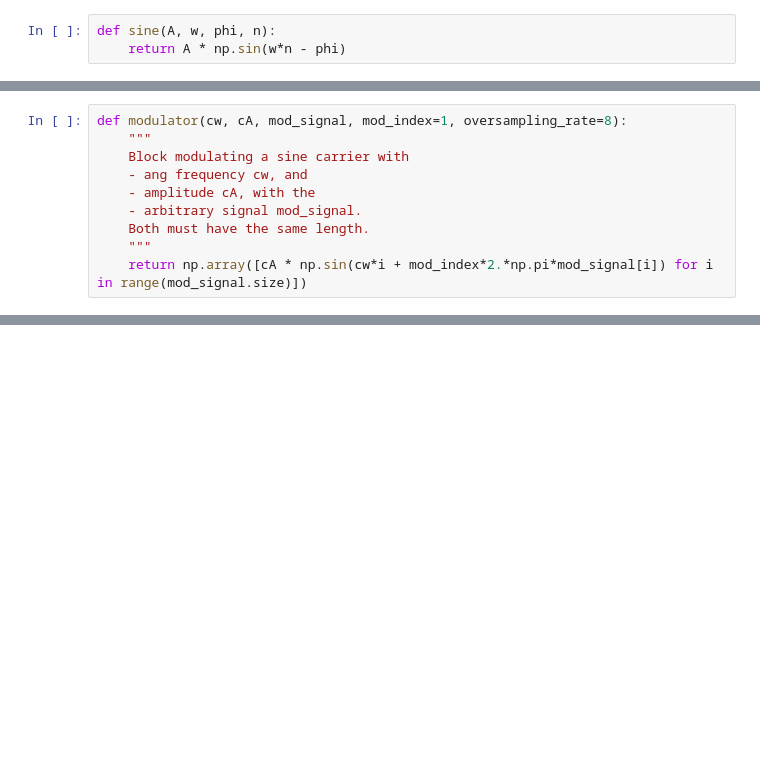
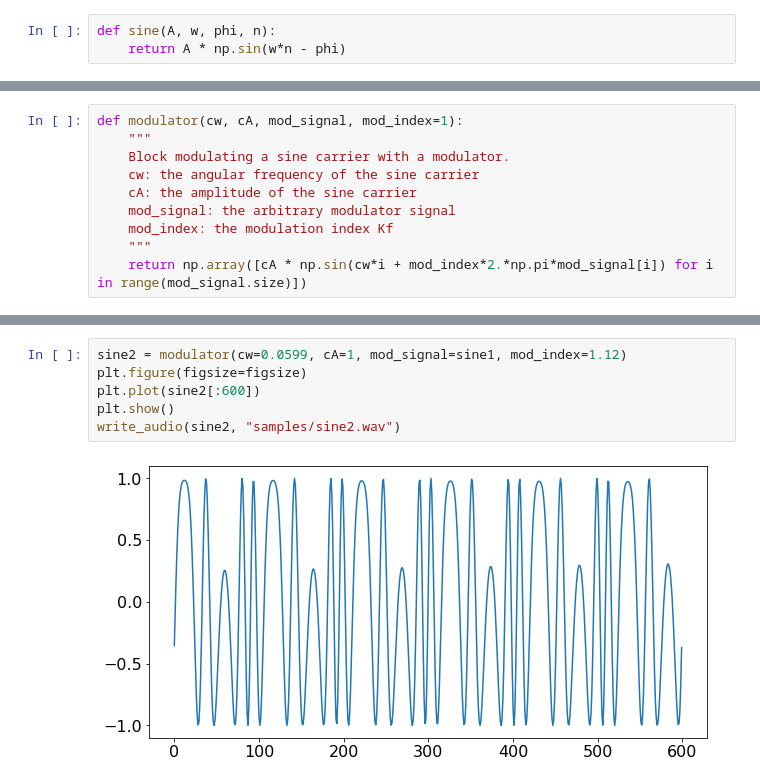
Before and after one commit to lucieperrotta/computersandmusic, a Jupyter notebook: Synthesizer.ipynb, the cells around one changed output, grey strips where cells are left out. Drawn from its saved outputs; the diff is of its cells as text; blank space fills up the shorter version.

```diff
--- a/Synthesizer.ipynb
+++ b/Synthesizer.ipynb
@@ -162,10 +62,0 @@ Alternatively to the subtractive and additive syntheses, one can use FM synthesi
-# %%
-def modulator(cw, cA, mod_signal, mod_index=1, oversampling_rate=8):
-    """
-    Block modulating a sine carrier with
-    - ang frequency cw, and
-    - amplitude cA, with the
-    - arbitrary signal mod_signal.
-    Both must have the same length.
-    """
-    return np.array([cA * np.sin(cw*i + mod_index*2.*np.pi*mod_signal[i]) for i in range(mod_signal.size)])
@@ -213,0 +283,10 @@ Audio("samples/lfo_sine2.wav", autoplay=False)
+# %%
+def modulator(cw, cA, mod_signal, mod_index=1):
+    """
+    Block modulating a sine carrier with a modulator.
+    cw: the angular frequency of the sine carrier
+    cA: the amplitude of the sine carrier
+    mod_signal: the arbitrary modulator signal
+    mod_index: the modulation index Kf
+    """
+    return np.array([cA * np.sin(cw*i + mod_index*2.*np.pi*mod_signal[i]) for i in range(mod_signal.size)])
@@ -213,0 +304,8 @@ Audio("samples/lfo_sine2.wav", autoplay=False)
+# %%
+sine2 = modulator(cw=0.0599, cA=1, mod_signal=sine1, mod_index=1.12)
+plt.figure(figsize=figsize)
+plt.plot(sine2[:600])
+plt.show()
+write_audio(sine2, "samples/sine2.wav")
+# %% [output]
+[figure, added]
```
Also changed, not shown: parts of 86 cells of this notebook.
